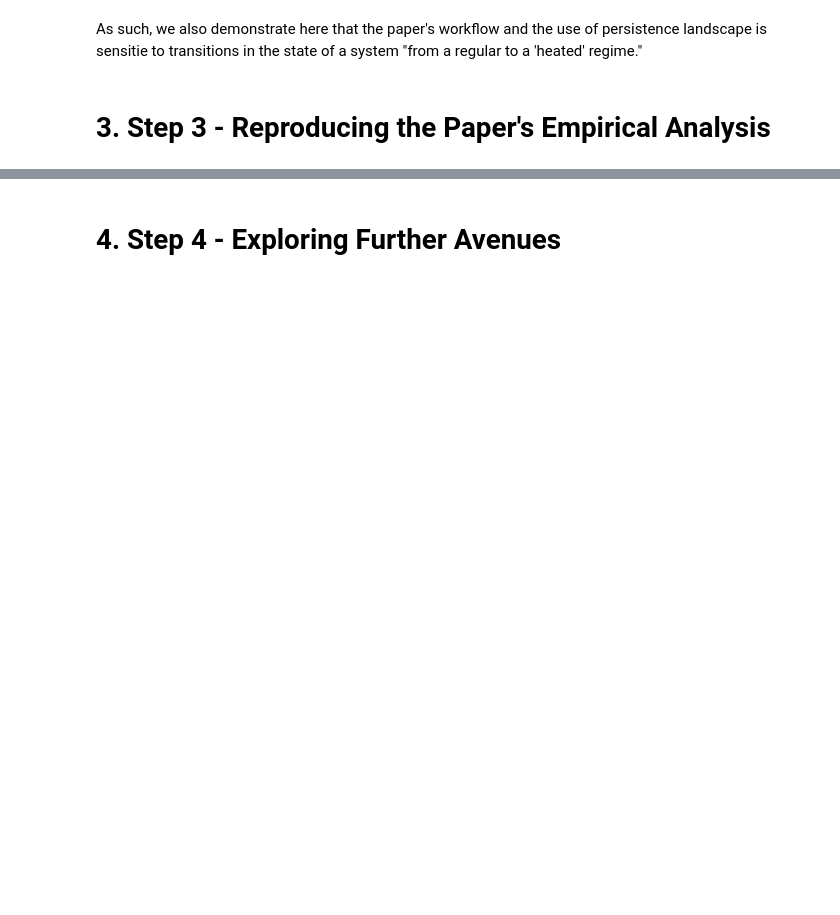
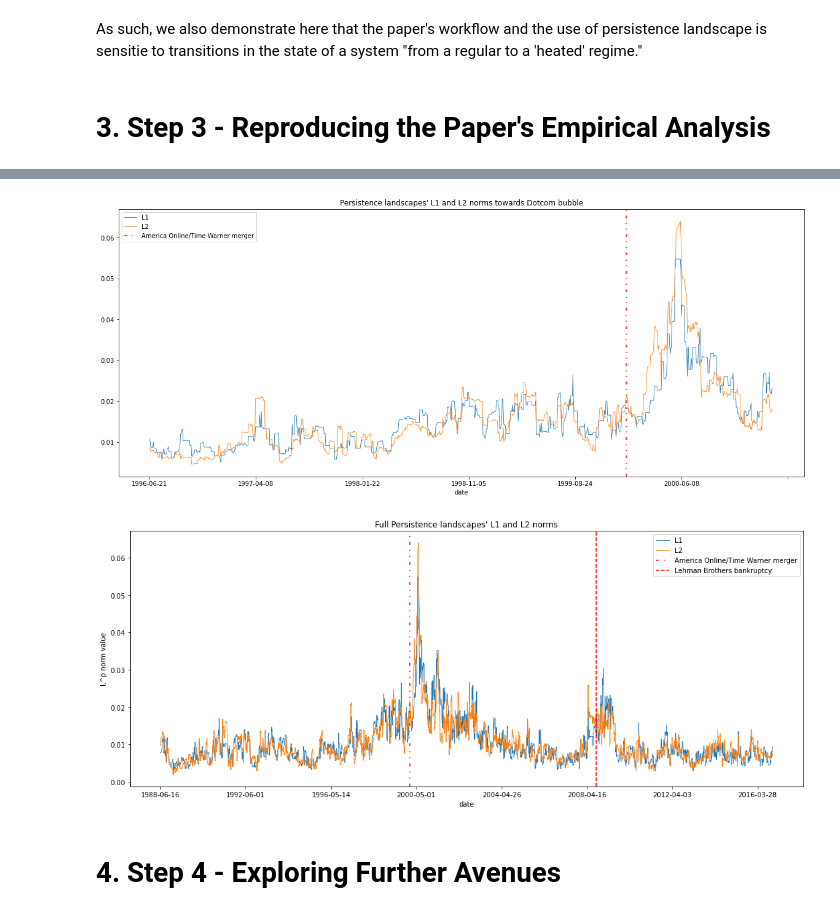
Before and after one commit to qlero/financial_crisis_prediction_homology, a Jupyter notebook: persistent_homology_TS.ipynb, the cells around one changed output, grey strips where cells are left out. Drawn from its saved outputs; the diff is of its cells as text; code cells hidden in the pictures; blank space fills up the shorter version.

```diff
--- a/persistent_homology_TS.ipynb
+++ b/persistent_homology_TS.ipynb
@@ -1241,3 +1312,8 @@ ax.legend()
+# %%
+reproduce_paper_process(data, 120, 1, 5, 1000, (True, 1), False)
+# %% [output]
+[figure, added]
+[figure, added]
 # %%
 import numpy as np
 from matplotlib.animation import FuncAnimation
```
Also changed, not shown: parts of 61 cells of this notebook.
